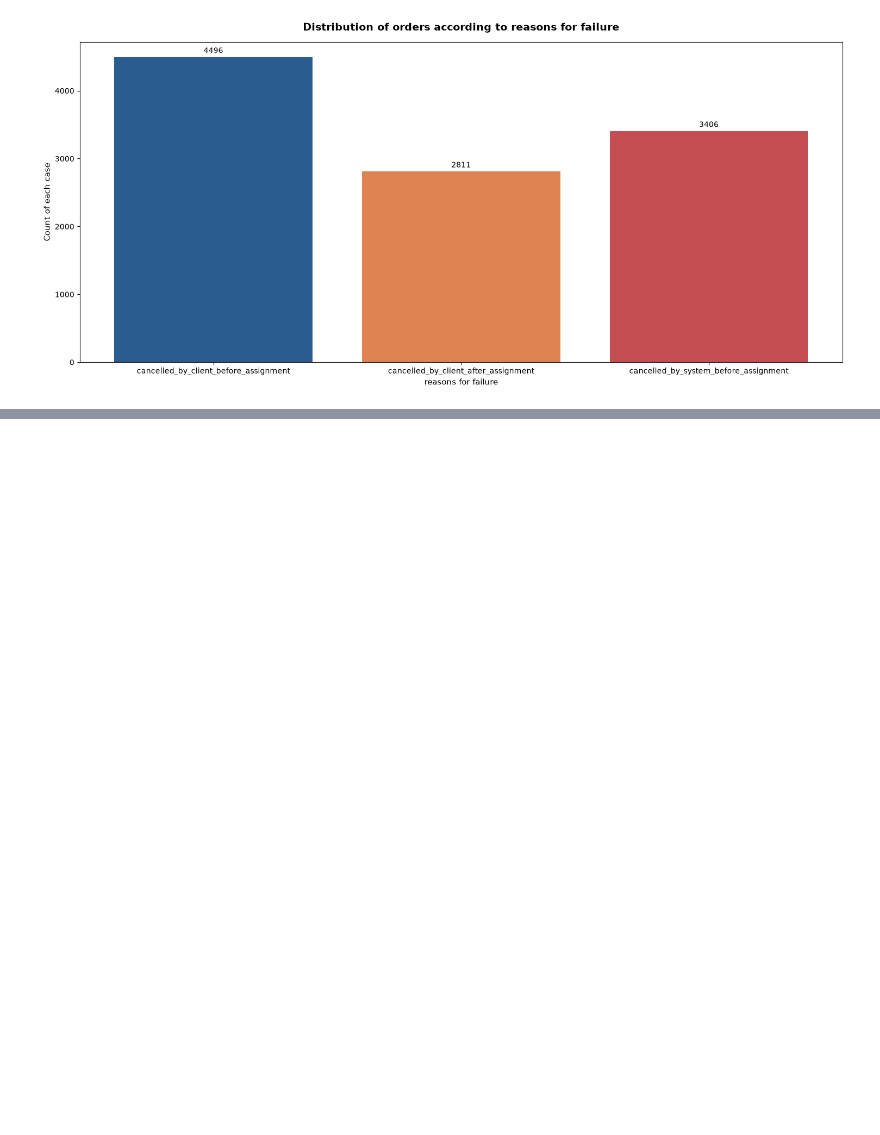
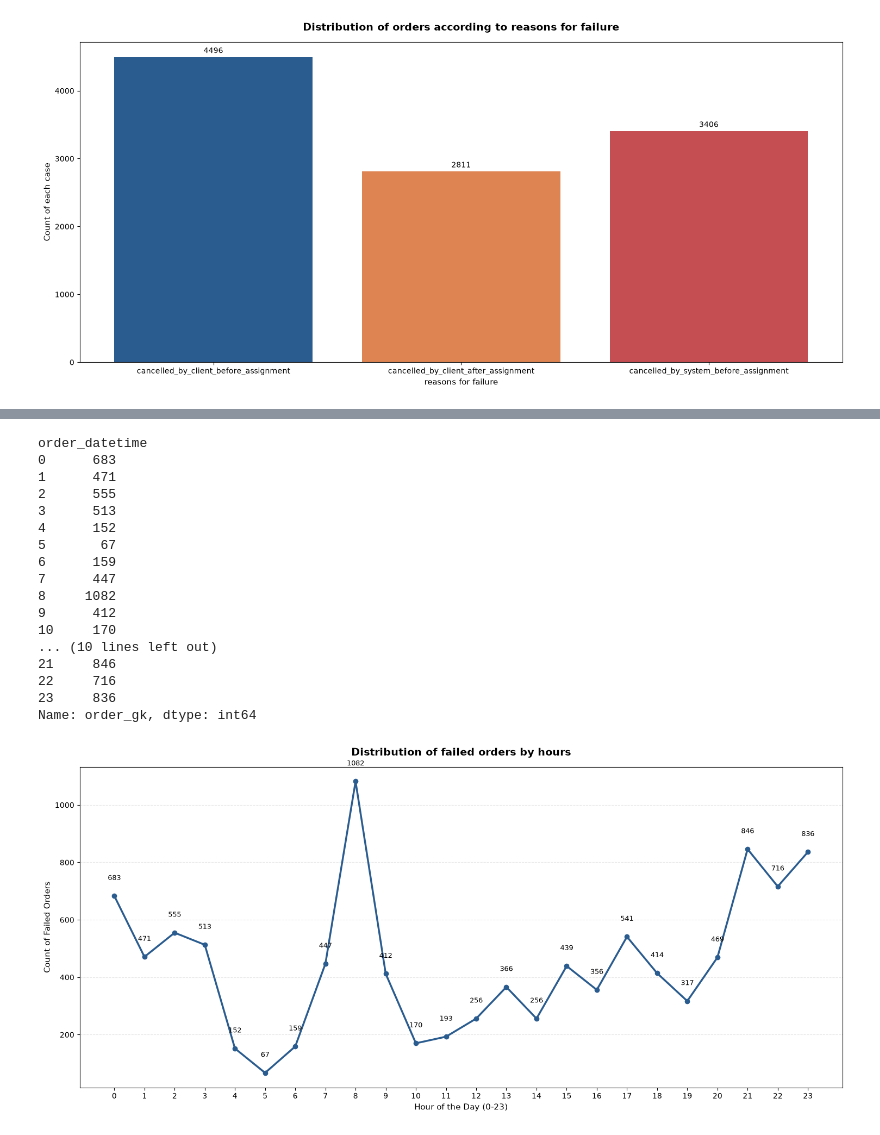
Before and after one commit to s-sarahsalah-oss/Stratascratch-Insights-from-Failed-Orders, a Jupyter notebook: trial 1.ipynb, the cells around one changed output, grey strips where cells are left out. Cells and saved outputs as stored; diff of their text form; code cells hidden in the pictures; blank space fills up the shorter version.

```diff
--- a/trial 1.ipynb
+++ b/trial 1.ipynb
@@ -152,0 +161,35 @@ plt.show()
+# %%
+df_grouped_by_hour = df.groupby(df['order_datetime'].dt.hour, as_index=True)['order_gk'].size()
+print(df_grouped_by_hour)
+plt.figure(figsize=(15,7))
+plt.plot(df_grouped_by_hour.index, df_grouped_by_hour.values, color="#2b5c8f", linewidth=2.5, marker='o')
+for x, y in zip(df_grouped_by_hour.index, df_grouped_by_hour.values):
+    plt.text(x, y + 50, str(y), ha='center', va='bottom', fontsize=9)
+
+plt.xticks(range(0,24))
+plt.title("Distribution of failed orders by hours",fontsize=14, pad=15, fontweight='bold')
+plt.xlabel("Hour of the Day (0-23)", fontsize=11)
+plt.ylabel("Count of Failed Orders", fontsize=11)
+plt.grid(axis='y', linestyle='--', alpha=0.3)
+plt.tight_layout()
+plt.savefig("hourly_failures1.png", dpi=150, bbox_inches='tight')
+plt.show()
+# %% [output]
+order_datetime
+0      683
+1      471
+2      555
+3      513
+4      152
+5       67
+6      159
+7      447
+8     1082
+9      412
+10     170
+... (10 lines left out)
+21     846
+22     716
+23     836
+Name: order_gk, dtype: int64
+[figure, added]
```
Also changed, not shown: parts of 4 cells of this notebook, 5 other files.
